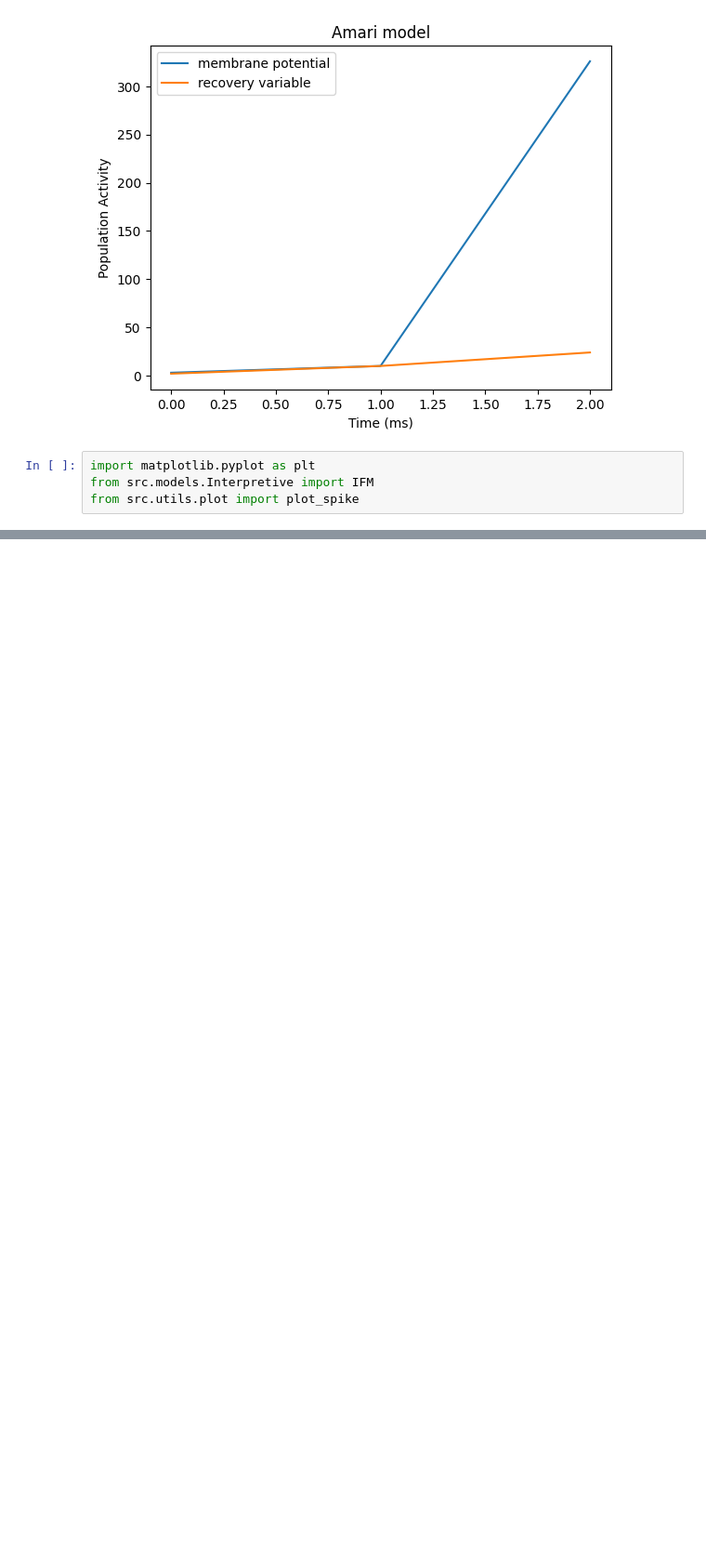
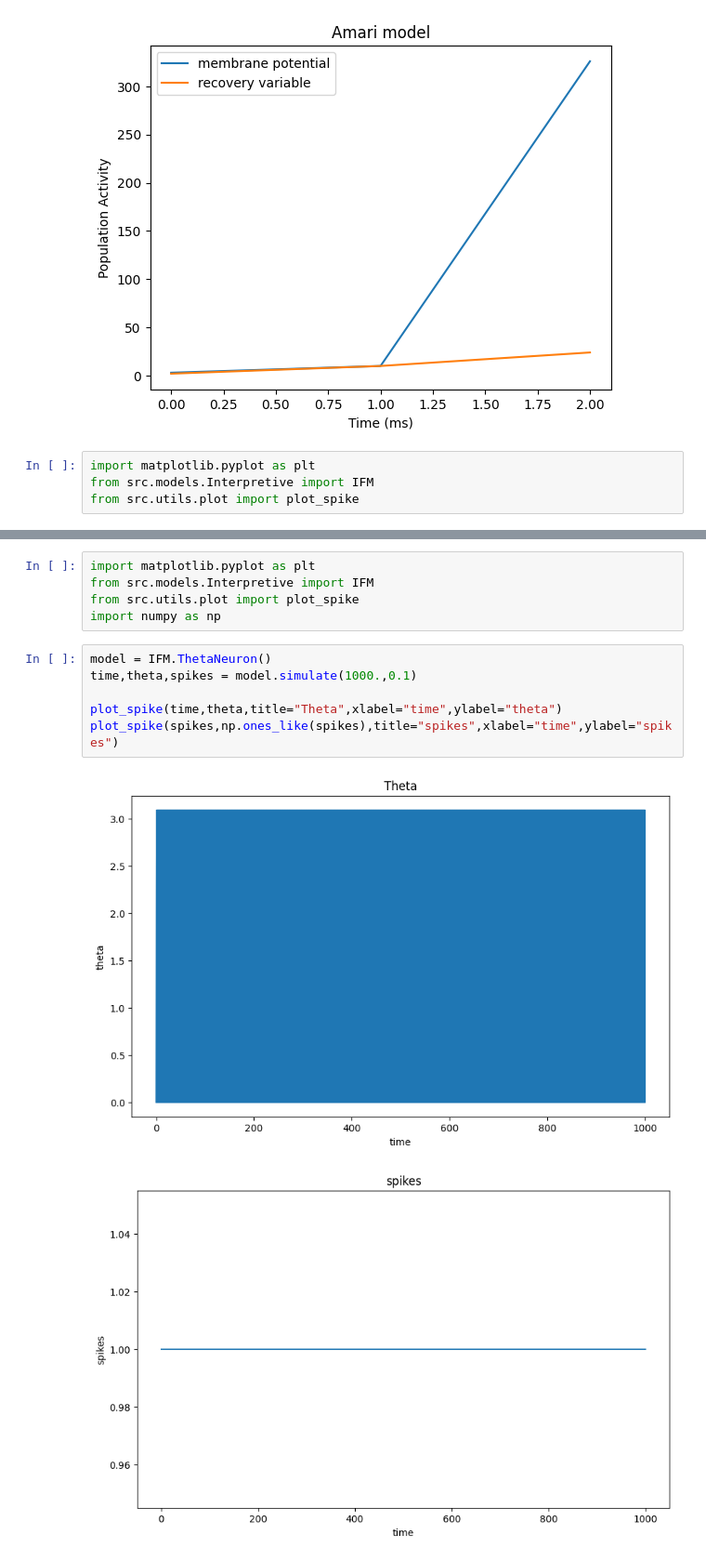
Before and after one commit to Da4kek/CNM, a Jupyter notebook: Example_usage.ipynb, the cells around one changed output, grey strips where cells are left out. Shown at 93% size. Drawn from its saved outputs; the diff is of its cells as text; blank space fills up the shorter version.

```diff
--- a/Example_usage.ipynb
+++ b/Example_usage.ipynb
@@ -144,0 +168,14 @@ from src.utils.plot import plot_spike
+# %%
+import matplotlib.pyplot as plt
+from src.models.Interpretive import IFM
+from src.utils.plot import plot_spike
+import numpy as np
+# %%
+model = IFM.ThetaNeuron()
+time,theta,spikes = model.simulate(1000.,0.1)
+
+plot_spike(time,theta,title="Theta",xlabel="time",ylabel="theta")
+plot_spike(spikes,np.ones_like(spikes),title="spikes",xlabel="time",ylabel="spikes")
+# %% [output]
+[figure, added]
+[figure, added]
```
Also changed, not shown: parts of 5 cells of this notebook, 1 other file.
